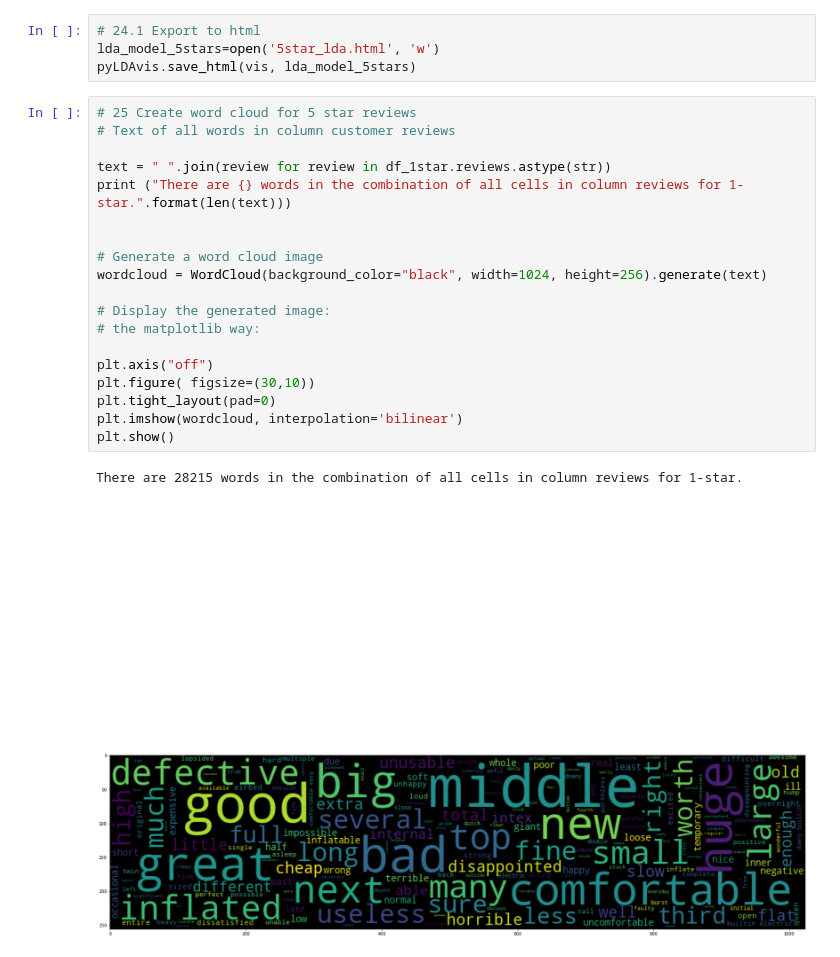
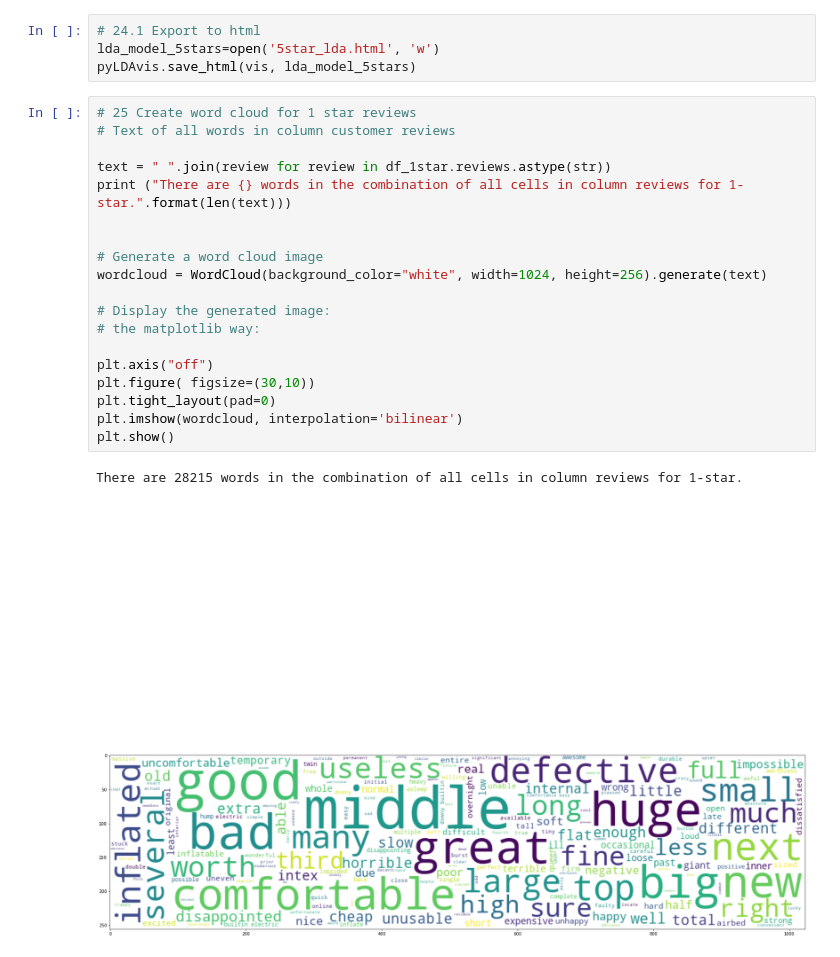
Before and after one commit to jbenasuli/consumer_behavior, a Jupyter notebook: Topic_Analysis-Airmattress.ipynb, the cells around one changed output. Saved outputs shown, nothing was run; the diff lists cells and outputs as text.

Commit message:
updates to word cloud

```diff
--- a/Topic_Analysis-Airmattress.ipynb
+++ b/Topic_Analysis-Airmattress.ipynb
@@ -392,28 +392,28 @@ topic
 lda_model_5stars=open('5star_lda.html', 'w')
 pyLDAvis.save_html(vis, lda_model_5stars)
 # %%
-# 25 Create word cloud for 5 star reviews
+# 25 Create word cloud for 1 star reviews
 # Text of all words in column customer reviews
 
 text = " ".join(review for review in df_1star.reviews.astype(str))
 print ("There are {} words in the combination of all cells in column reviews for 1-star.".format(len(text)))
 
 
 # Generate a word cloud image
-wordcloud = WordCloud(background_color="black", width=1024, height=256).generate(text)
+wordcloud = WordCloud(background_color="white", width=1024, height=256).generate(text)
 
 # Display the generated image:
 # the matplotlib way:
 
 plt.axis("off")
 plt.figure( figsize=(30,10))
 plt.tight_layout(pad=0)
 plt.imshow(wordcloud, interpolation='bilinear')
 plt.show()
 # %% [output]
 There are 28215 words in the combination of all cells in column reviews for 1-star.
 [figure]
-[figure, old version]
+[figure, new version]
 # %%
 # 26 Create word cloud for 5 star reviews
 # Text of all words in column customer reviews
```
Also changed, not shown: parts of 2 cells of this notebook.
